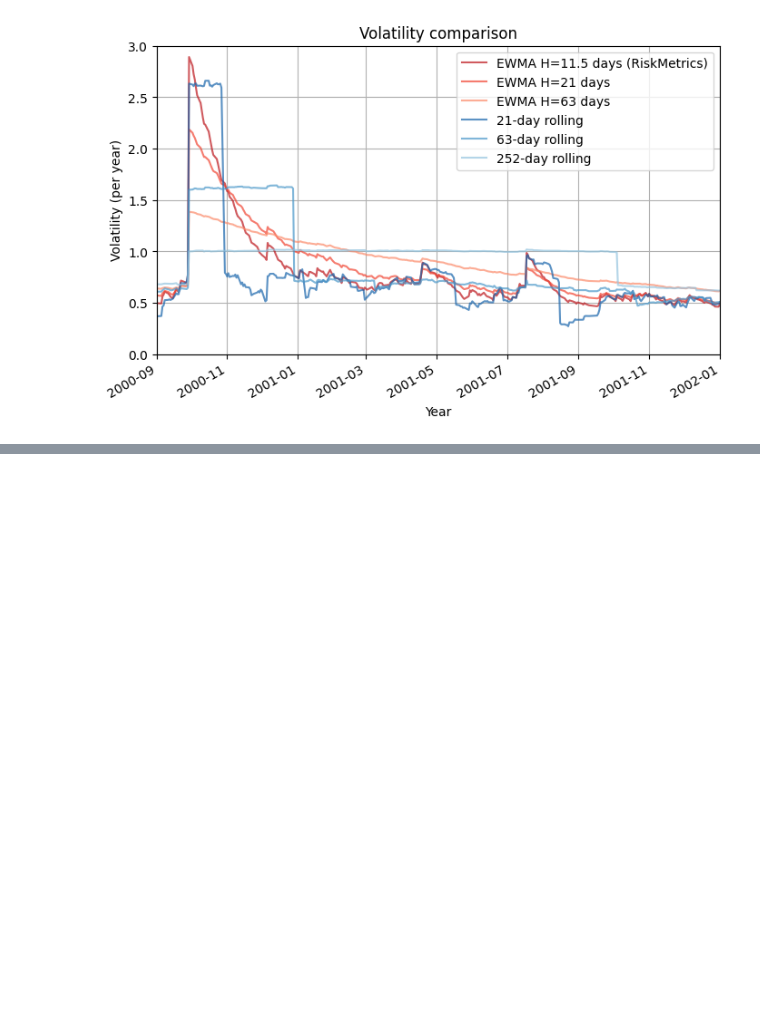
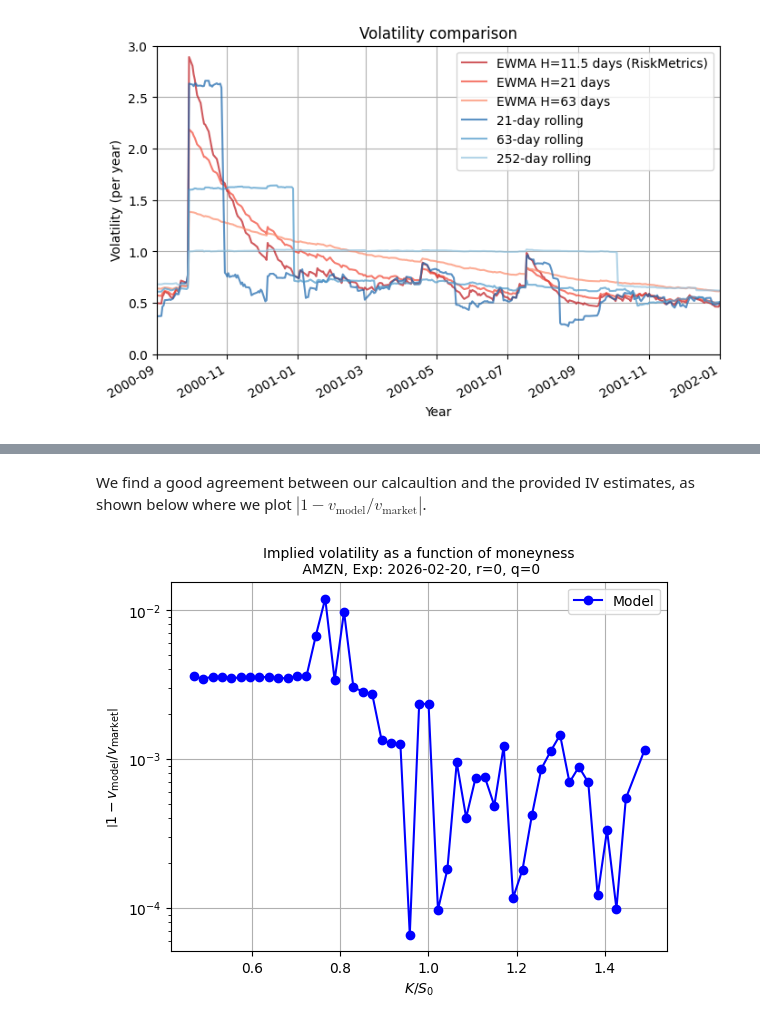
Before and after one commit to rebalkin/Quant-portfolio, a Jupyter notebook: notebooks/volatility_estimation.ipynb, the cells around one changed output, grey strips where cells are left out. Cells and saved outputs as stored; diff of their text form; code cells hidden in the pictures; blank space fills up the shorter version.

```diff
--- a/notebooks/volatility_estimation.ipynb
+++ b/notebooks/volatility_estimation.ipynb
@@ -152,0 +185,12 @@ plt.show()
+# %% [markdown]
+We find a good agreement between our calcaultion and the provided IV estimates, as shown below where we plot $\left| 1-v_{\text{model}}/v_{\text{market}}\right|$.
+# %%
+plt.plot(K/S, abs(1-res/impV), marker='o',color='blue',label='Model')
+plt.yscale('log')   # log scale on y-axis
+plt.xlabel(r'$K/S_0 $')
+plt.ylabel(r'$\left| 1-v_{\text{model}}/v_{\text{market}}\right|$')
+plt.title("Implied volatility as a function of moneyness\n AMZN, Exp: " +ticker.options[10]  + ", r=0, q=0",fontsize = '10')
+plt.legend()
+plt.grid(True)
+# %% [output]
+[figure, added]
```
Also changed, not shown: parts of 14 cells of this notebook.
